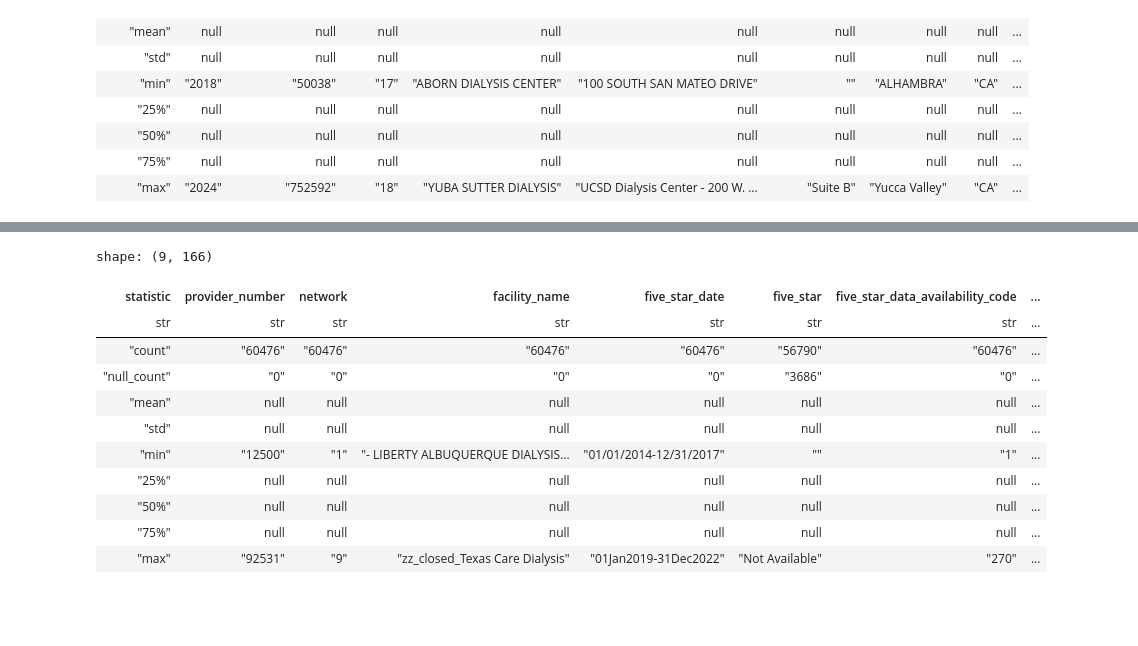
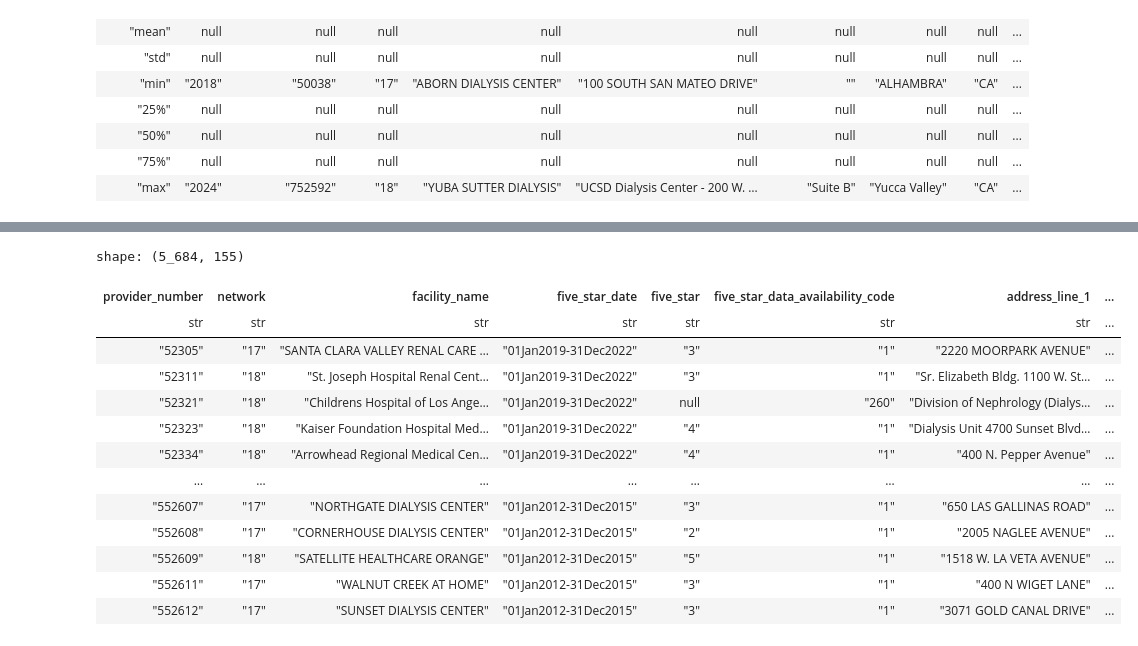
Before and after one commit to MichaelPaulLight/milestone_1, a Jupyter notebook: 004_data-processing-scripts/002_clean-raw-data/national_cms_dialysis-facility_cleaning.ipynb, the cells around one changed output, grey strips where cells are left out. Drawn from its saved outputs; the diff is of its cells as text; code cells hidden in the pictures; blank space fills up the shorter version.

Commit message:
Clean facility_df

```diff
--- a/004_data-processing-scripts/002_clean-raw-data/national_cms_dialysis-facility_cleaning.ipynb
+++ b/004_data-processing-scripts/002_clean-raw-data/national_cms_dialysis-facility_cleaning.ipynb
@@ -10,6 +10,7 @@ cahps_df.head()
 
 # Filter the data for California
 cahps_df = cahps_df.filter(pl.col('state').is_in(['CA']))
+facility_df = facility_df.filter(pl.col('state').is_in(['CA']))
 # %%
 # Storing the initial number of rows to compare after cleaning
 initial_row_count = cahps_df.shape[0]
@@ -139,0 +161,40 @@ shape: (9, 34)
+# %%
+# Cleaning values in profit_or_nonprofit column
+
+facility_df = facility_df.with_columns(
+    pl.when(pl.col("profit_or_nonprofit") == "1")
+    .then(pl.lit("profit"))
+    .when(pl.col("profit_or_nonprofit") == "2")
+    .then(pl.lit("non_profit"))
+    .when(pl.col("profit_or_nonprofit") == "non-profit")
+    .then(pl.lit("non_profit"))
+    .when(pl.col("profit_or_nonprofit") == "")
+    .then(pl.lit(None))
+    .otherwise(pl.col("profit_or_nonprofit").str.to_lowercase().str.replace(" ", "_"))
+    .alias("profit_or_nonprofit")
+)
+
+# Cleaning values in chain_owned column
+
+facility_df = facility_df.with_columns(
+    pl.when(pl.col("chain_owned") == "Y").then(pl.lit("yes"))
+    .when(pl.col("chain_owned") == "N").then(pl.lit("no"))
+    .when(pl.col("chain_owned") == "")
+    .then(pl.lit(None))
+    .otherwise(pl.col("chain_owned").str.to_lowercase().str.replace(" ", "_"))
+    .alias("chain_owned")
+)
+
+
+# Changing Y and N, Yes and No to yes and no throughout facility_df
+
+facility_df = facility_df.with_columns(pl.col(pl.String).str.replace(r"^Y$", "yes"))
+
+facility_df = facility_df.with_columns(pl.col(pl.String).str.replace(r"^N$", "no"))
+
+facility_df = facility_df.with_columns(pl.col(pl.String).str.replace(r"Yes", "yes"))
+
+facility_df = facility_df.with_columns(pl.col(pl.String).str.replace(r"No", "no"))
+
+
+facility_df
@@ -140,15 +216,17 @@ shape: (9, 34)
 # %%
-facility_df.describe()
+facility_df
 # %% [output]
-shape: (9, 166)
+shape: (5_684, 155)
-| statistic | provider_number | network | facility_name | five_star_date | five_star | five_star_data_availability_code | ... |
+| provider_number | network | facility_name | five_star_date | five_star | five_star_data_availability_code | address_line_1 | ... |
 | str | str | str | str | str | str | str | ... |
-| "count" | "60476" | "60476" | "60476" | "60476" | "56790" | "60476" | ... |
-| "null_count" | "0" | "0" | "0" | "0" | "3686" | "0" | ... |
-| "mean" | null | null | null | null | null | null | ... |
-| "std" | null | null | null | null | null | null | ... |
-| "min" | "12500" | "1" | "- LIBERTY ALBUQUERQUE DIALYSIS… | "01/01/2014-12/31/2017" | "" | "1" | ... |
-| "25%" | null | null | null | null | null | null | ... |
-| "50%" | null | null | null | null | null | null | ... |
-| "75%" | null | null | null | null | null | null | ... |
-| "max" | "92531" | "9" | "zz_closed_Texas Care Dialysis" | "01Jan2019-31Dec2022" | "Not Available" | "270" | ... |
+| "52305" | "17" | "SANTA CLARA VALLEY RENAL CARE … | "01Jan2019-31Dec2022" | "3" | "1" | "2220 MOORPARK AVENUE" | ... |
+| "52311" | "18" | "St. Joseph Hospital Renal Cent… | "01Jan2019-31Dec2022" | "3" | "1" | "Sr. Elizabeth Bldg. 1100 W. St… | ... |
+| "52321" | "18" | "Childrens Hospital of Los Ange… | "01Jan2019-31Dec2022" | null | "260" | "Division of Nephrology (Dialys… | ... |
+| "52323" | "18" | "Kaiser Foundation Hospital Med… | "01Jan2019-31Dec2022" | "4" | "1" | "Dialysis Unit 4700 Sunset Blvd… | ... |
+| "52334" | "18" | "Arrowhead Regional Medical Cen… | "01Jan2019-31Dec2022" | "4" | "1" | "400 N. Pepper Avenue" | ... |
+| … | … | … | … | … | … | … | ... |
+| "552607" | "17" | "NORTHGATE DIALYSIS CENTER" | "01Jan2012-31Dec2015" | "3" | "1" | "650 LAS GALLINAS ROAD" | ... |
+| "552608" | "17" | "CORNERHOUSE DIALYSIS CENTER" | "01Jan2012-31Dec2015" | "2" | "1" | "2005 NAGLEE AVENUE" | ... |
+| "552609" | "18" | "SATELLITE HEALTHCARE ORANGE" | "01Jan2012-31Dec2015" | "5" | "1" | "1518 W. LA VETA AVENUE" | ... |
+| "552611" | "17" | "WALNUT CREEK AT HOME" | "01Jan2012-31Dec2015" | "3" | "1" | "400 N WIGET LANE" | ... |
+| "552612" | "17" | "SUNSET DIALYSIS CENTER" | "01Jan2012-31Dec2015" | "3" | "1" | "3071 GOLD CANAL DRIVE" | ... |
```
Also changed, not shown: parts of 7 cells of this notebook.
